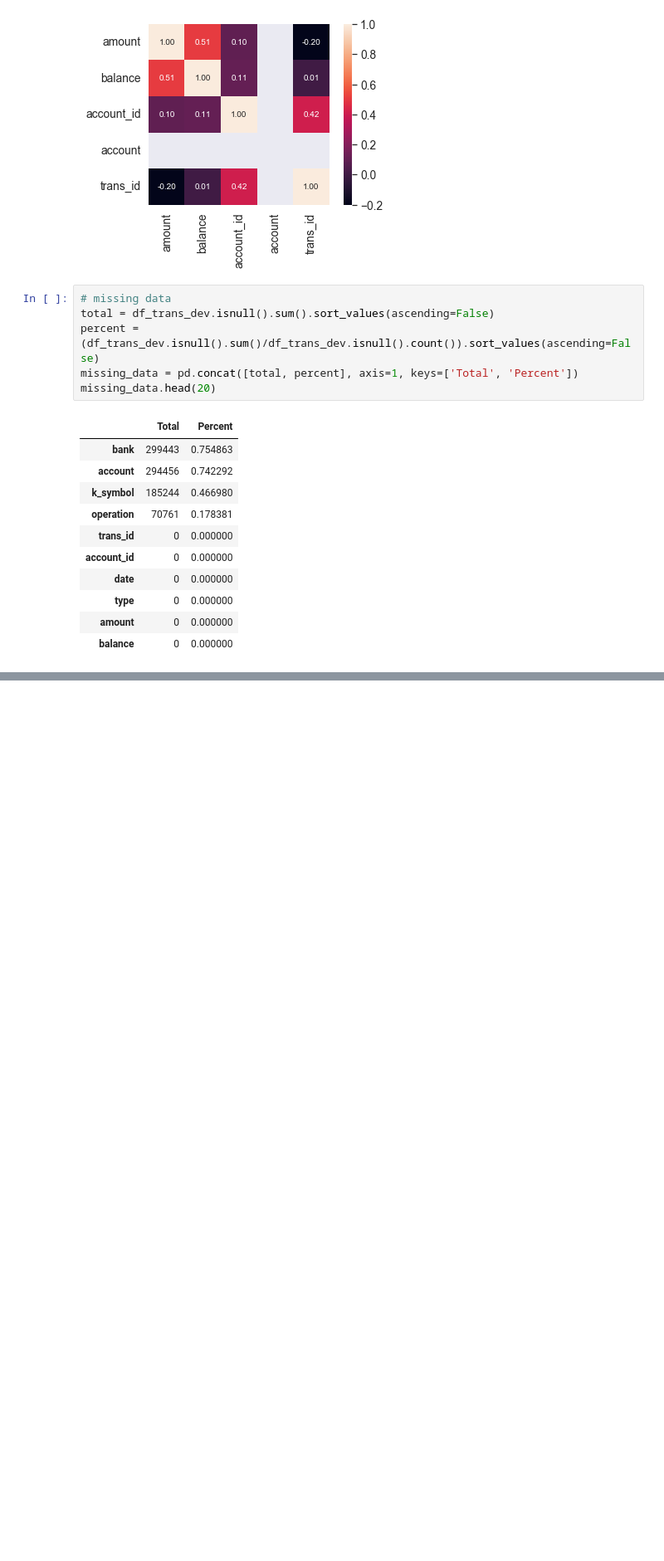
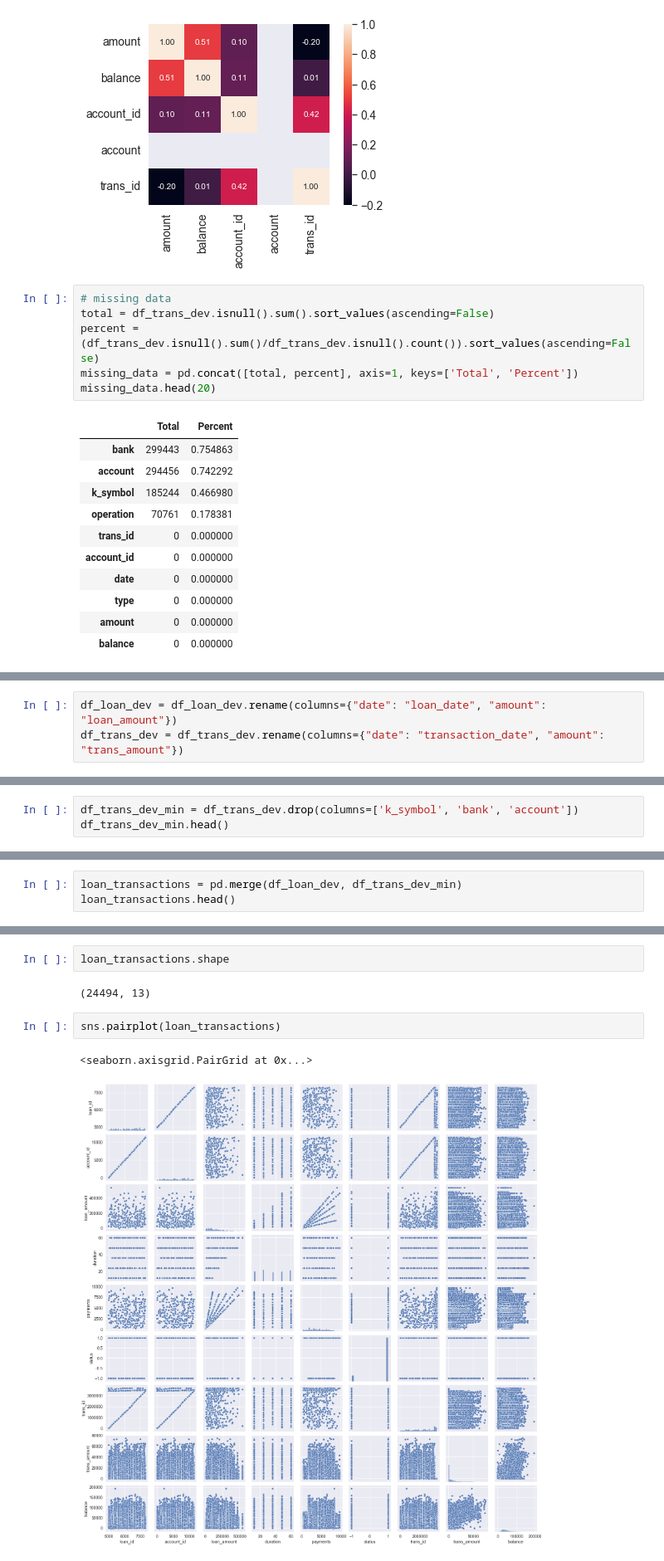
Before and after one commit to dmfrodrigues/feup-ac-proj, a Jupyter notebook: data/Data Exploration.ipynb, the cells around one changed output, grey strips where cells are left out. Shown at 83% size. Cells and saved outputs as stored; diff of their text form; blank space fills up the shorter version.

```diff
--- a/data/Data Exploration.ipynb
+++ b/data/Data Exploration.ipynb
@@ -592,0 +745,3 @@ missing_data.head(20)
+# %%
+df_loan_dev = df_loan_dev.rename(columns={"date": "loan_date", "amount": "loan_amount"})
+df_trans_dev = df_trans_dev.rename(columns={"date": "transaction_date", "amount": "trans_amount"})
@@ -592,0 +766,3 @@ missing_data.head(20)
+# %%
+df_trans_dev_min = df_trans_dev.drop(columns=['k_symbol', 'bank', 'account'])
+df_trans_dev_min.head()
@@ -592,0 +796,3 @@ missing_data.head(20)
+# %%
+loan_transactions = pd.merge(df_loan_dev, df_trans_dev_min)
+loan_transactions.head()
@@ -592,0 +806,9 @@ missing_data.head(20)
+# %%
+loan_transactions.shape
+# %% [output]
+(24494, 13)
+# %%
+sns.pairplot(loan_transactions)
+# %% [output]
+<seaborn.axisgrid.PairGrid at 0x...>
+[figure, added]
```
Also changed, not shown: parts of 29 cells of this notebook, 4 other files.
